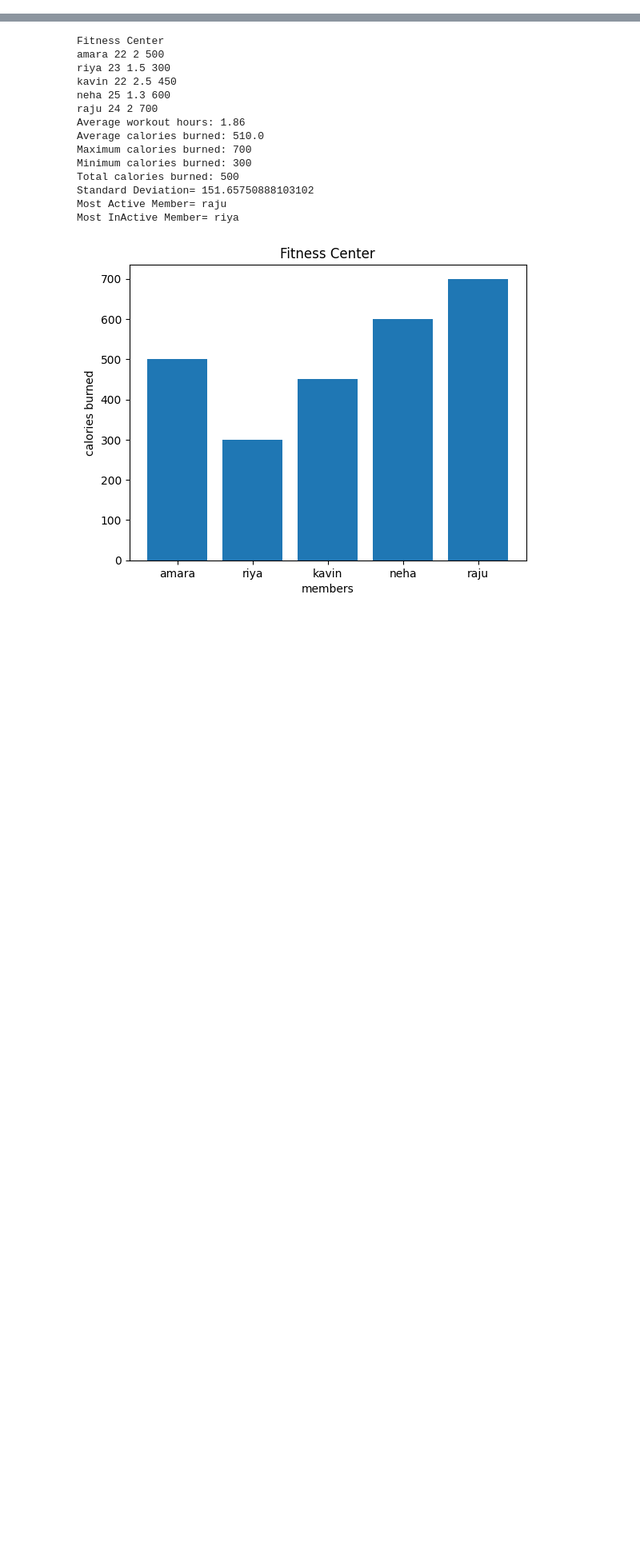
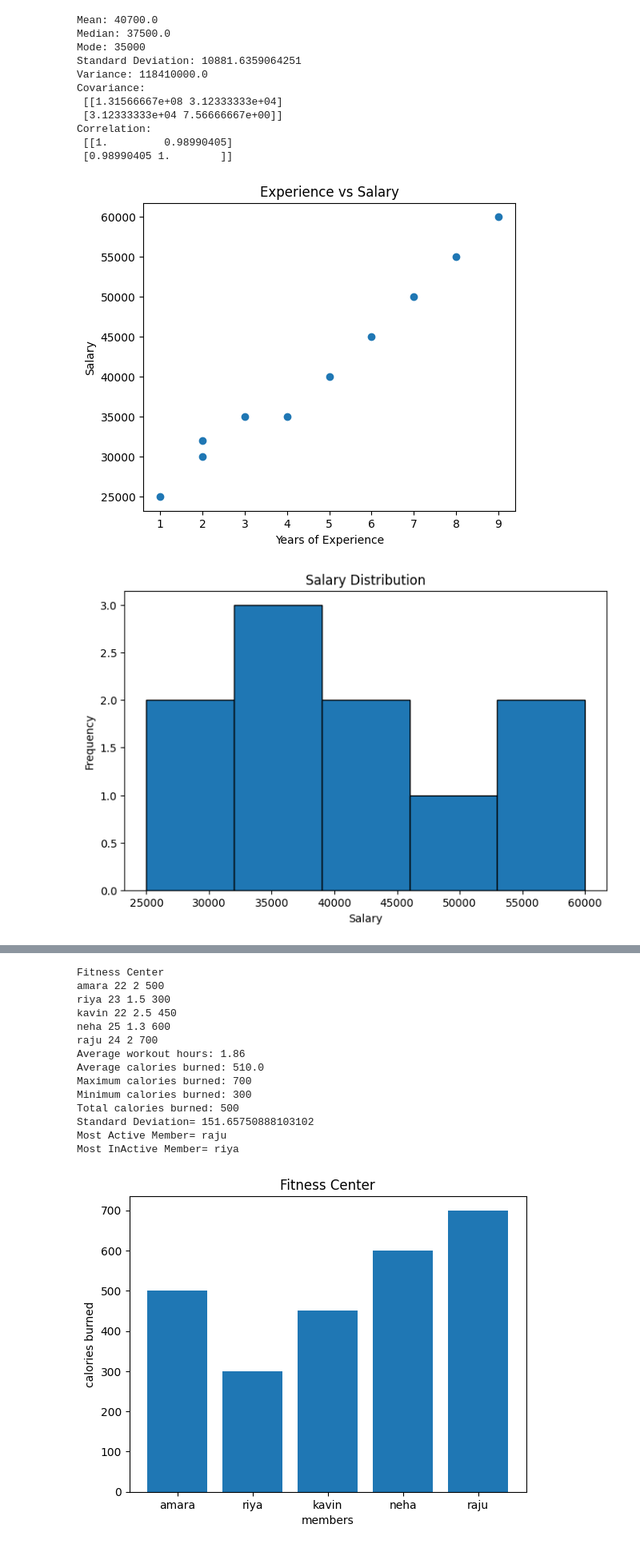
Before and after one commit to Vivek-Rajeev/DA-Training, a Jupyter notebook: DA.ipynb, the cells around one changed output, grey strips where cells are left out. Shown at 80% size. Saved outputs shown, nothing was run; the diff lists cells and outputs as text; code cells hidden in the pictures; blank space fills up the shorter version.

```diff
--- a/DA.ipynb
+++ b/DA.ipynb
@@ -37,0 +65,50 @@ Correlation: [[ 1.         -0.13867505]
+# %%
+import pandas as pd
+import numpy as np
+import matplotlib.pyplot as plt
+
+salary = [25000, 30000, 32000, 35000, 35000, 40000, 45000, 50000, 55000, 60000]
+
+experience = [1, 2, 2, 3, 4, 5, 6, 7, 8, 9]
+
+print("Mean:", np.mean(salary))
+print("Median:", np.median(salary))
+print("Mode:", pd.Series(salary).mode()[0])
+print("Standard Deviation:", np.std(salary))
+print("Variance:", np.var(salary))
+print("Covariance:\n", np.cov(salary, experience))
+print("Correlation:\n", np.corrcoef(salary, experience))
+
+plt.figure(figsize=(6,5))
+plt.scatter(experience, salary)
+plt.title("Experience vs Salary")
+plt.xlabel("Years of Experience")
+plt.ylabel("Salary")
+plt.show()
+
+plt.figure(figsize=(8,5))
+plt.hist(salary, bins=5, edgecolor='black')
+plt.title("Salary Distribution")
+plt.xlabel("Salary")
+plt.ylabel("Frequency")
+plt.show()
+
+plt.figure(figsize=(5,5))
+plt.boxplot(salary)
+plt.title("Box Plot of Salary")
+plt.ylabel("Salary")
+plt.show()
+# %% [output]
+Mean: 40700.0
+Median: 37500.0
+Mode: 35000
+Standard Deviation: 10881.6359064251
+Variance: 118410000.0
+Covariance:
+ [[1.31566667e+08 3.12333333e+04]
+ [3.12333333e+04 7.56666667e+00]]
+Correlation:
+ [[1.         0.98990405]
+ [0.98990405 1.        ]]
+[figure, added]
+[figure, added]
```
Also changed, not shown: parts of 7 cells of this notebook.
